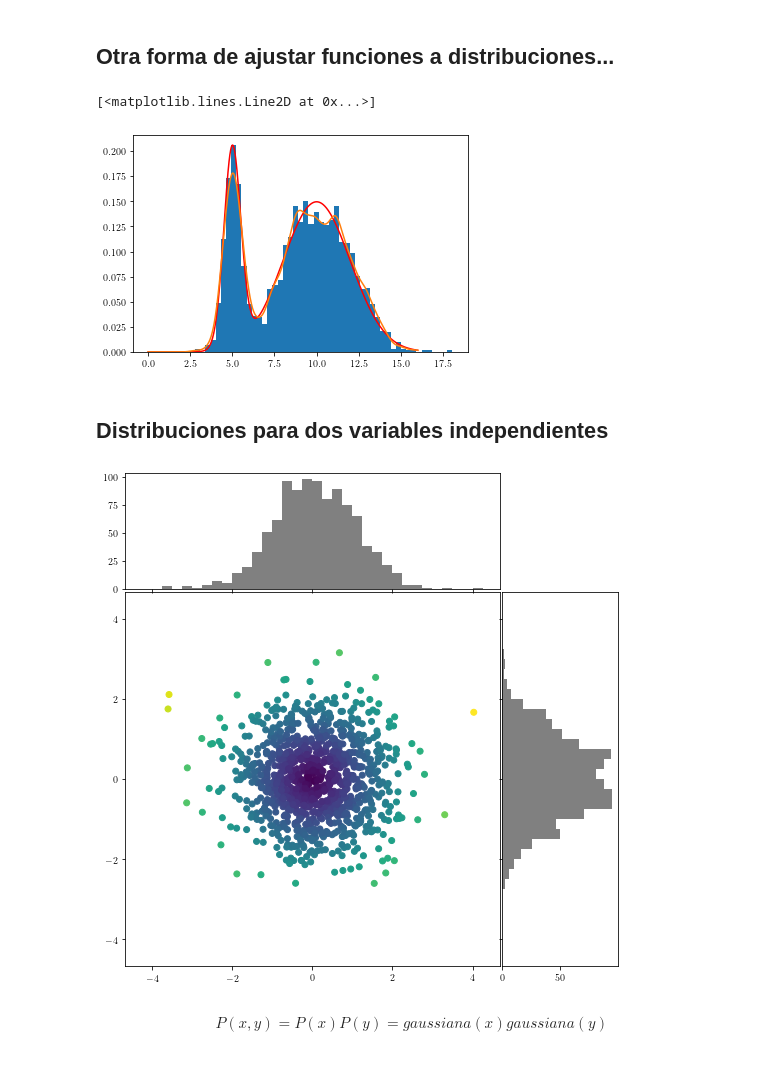
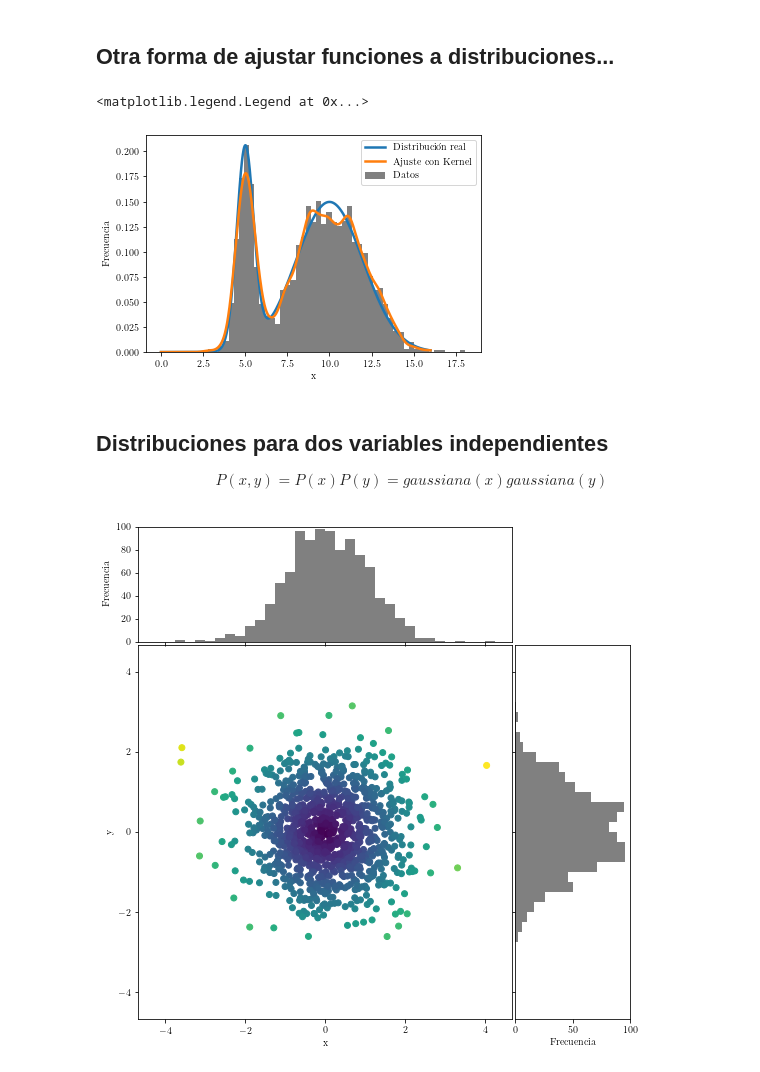
Before and after one commit to aaguayoo/Labo, a Jupyter notebook: Probabilidad.ipynb, the cells around one changed output. Saved outputs shown, nothing was run; the diff lists cells and outputs as text; code cells hidden in the pictures.

```diff
--- a/Probabilidad.ipynb
+++ b/Probabilidad.ipynb
@@ -571,40 +662,47 @@ plt.plot(x,pdf)
 # %%
 # Generate random samples from a mixture of 2 Gaussians
 # with modes at 5 and 10
 np.random.seed(19680801)
 mu1 = 5
 mu2 = 10
 sig1 = 0.5
 sig2 = 2
 
 f1 = 0.25
 f2 = 0.75
 N  = 2000
 
 data = np.concatenate((mu1 + sig1*np.random.randn(int(f1*N), 1),
                        mu2 + sig2*np.random.randn(int(f2*N), 1)))
 
 
 # Plot the data using a normalized histogram
-plt.hist(data, 50, density=True)
+plt.hist(data, 50, density=True,color="gray",label="Datos")
 
 # Plot the true distribution
 x = np.linspace(0, 16, 1000)[:, np.newaxis]
 norm_vals = gauss(x, mu1, sig1) * f1 + gauss(x, mu2, sig2) * f2
-plt.plot(x, norm_vals,c="red")
+plt.plot(x, norm_vals,linewidth=2.5,label="Distribución real")
 
 
 # Do kernel density estimation
 kd = KernelDensity(kernel='gaussian', bandwidth=0.30).fit(data)
 
 # Plot the estimated densty
 kd_vals = np.exp(kd.score_samples(x))
-plt.plot(x, kd_vals)
+plt.plot(x, kd_vals,linewidth=2.5,label="Ajuste con Kernel")
+plt.xlabel("x")
+plt.ylabel("Frecuencia")
+plt.legend()
 # %% [output]
-[<matplotlib.lines.Line2D at 0x...>]
+<matplotlib.legend.Legend at 0x...>
-[figure, old version]
+[figure, new version]
 # %% [markdown]
 ## Distribuciones para dos variables independientes
+
+$$
+P(x,y) = P(x)P(y) = gaussiana(x)gaussiana(y)
+$$
 # %%
 # Fixing random state for reproducibility
 np.random.seed(19680801)
@@ -647,11 +745,14 @@ ax = fig.add_axes(rect_scatter)
 ax_histx = fig.add_axes(rect_histx, sharex=ax)
 ax_histy = fig.add_axes(rect_histy, sharey=ax)
 
+ax.set_xlabel("x")
+ax.set_ylabel("y")
+ax_histx.set_ylabel("Frecuencia")
+ax_histy.set_xlabel("Frecuencia")
+ax_histx.set_ylim(0,100)
+ax_histy.set_xlim(0,100)
+
 # use the previously defined function
 scatter_hist(x, y, ax, ax_histx, ax_histy)
 # %% [output]
-[figure, old version]
+[figure, new version]
-# %% [markdown]
-$$
-P(x,y) = P(x)P(y) = gaussiana(x)gaussiana(y)
-$$
```
Also changed, not shown: parts of 42 cells of this notebook, 2 other files.
